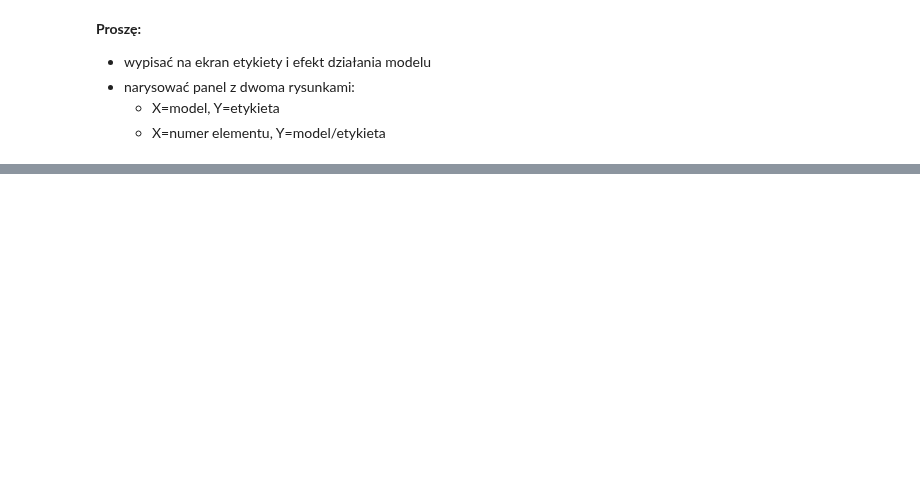
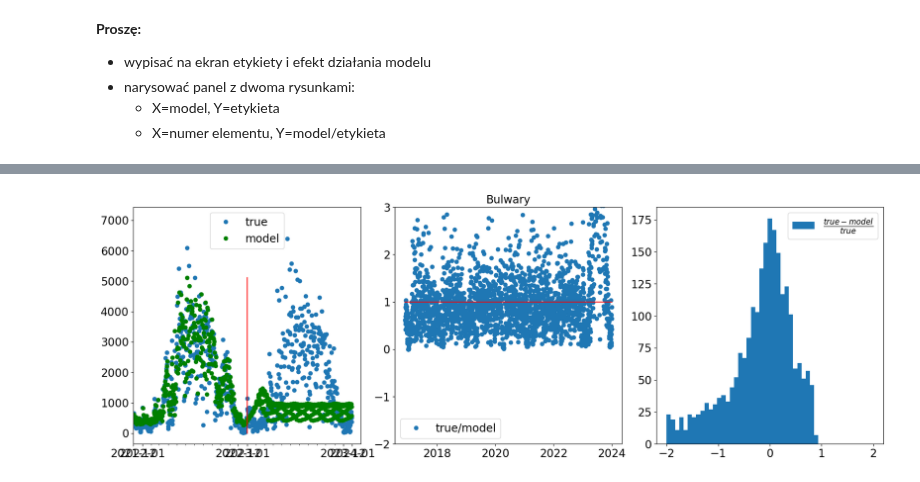
Before and after one commit to akalinow/UczenieMaszynoweII, a Jupyter notebook: PL/10_Sieci_rekurencyjne.ipynb, the cells around one changed output, grey strips where cells are left out. Drawn from its saved outputs; the diff is of its cells as text; code cells hidden in the pictures; blank space fills up the shorter version.

```diff
--- a/PL/10_Sieci_rekurencyjne.ipynb
+++ b/PL/10_Sieci_rekurencyjne.ipynb
@@ -375,0 +646,17 @@ Label, prediction: 514229 512076
+# %%
+test_street = "Bulwary"
+df = df[df["Data"]<"2024-01-01"]
+df_filtered = df[df["Data"]<"2023-01-01"]
+
+test_dataset = tf.data.Dataset.from_tensor_slices(slidingWindowWithWidth(df_filtered[test_street].values/scale))
+test_dataset = test_dataset.map(lambda x: tf.reshape(x, (window_size, 1))).map(lambda y: (y[:-1,:], y[-1,:])).batch(16).cache()
+
+y = df[test_street][window_size-1:]
+y_pred = model.predict(test_dataset)[:,0]*scale
+
+for iDay in range(0, 365):
+    input = y_pred[-window_size+1:].reshape(1,window_size-1,1)/scale
+    y_pred = np.append(y_pred, model.predict(input, verbose=0)[0,0]*scale)
+    #print(colored("Prediction:","blue"), y_pred[-1])
+
+print(y.shape, y_pred.shape)
@@ -375,0 +666,33 @@ Label, prediction: 514229 512076
+# %%
+fig, axes = plt.subplots(1,3, figsize=(17,6))
+import datetime
+import matplotlib.dates as mdates
+#BEGIN_SOLUTION
+date = df["Data"][window_size-1:]
+y = df[test_street][window_size-1:]
+##
+axes[1].set_title(test_street)
+axes[0].plot(date, y, 'o', label="true");
+axes[0].plot(date, y_pred, 'go', label="model");
+#plot vertical line
+axes[0].plot([datetime.date(2023, 1, 1), datetime.date(2023, 1, 1)], [0, y_pred.max()], 'r')
+axes[0].legend()
+axes[0].set_xlim([datetime.date(2021, 12, 1), datetime.date(2024, 1, 31)])
+axes[0].xaxis.set_major_locator(mdates.MonthLocator(bymonth=(1, 12)))
+axes[0].xaxis.set_minor_locator(mdates.MonthLocator())
+
+##
+axes[1].plot(date, y/y_pred, 'o', label="true/model");
+axes[1].plot([date.min(), date.max()], [1,1], 'r')
+axes[1].legend()
+axes[1].set_ylim([-2,3])
+axes[1].xaxis.set_major_locator(mdates.YearLocator(2, 1))
+##
+axes[2].hist((y-y_pred)/y, label=r"$\frac{true-model}{true}$", bins=np.linspace(-2,2,50));
+axes[2].legend()
+##
+plt.subplots_adjust(bottom=0.02, left=0.02, right=0.98, wspace=0.15, hspace=0.4)
+#END_SOLUTION
+pass
+# %% [output]
+[figure, added]
```
Also changed, not shown: parts of 35 cells of this notebook, 1 other file.
